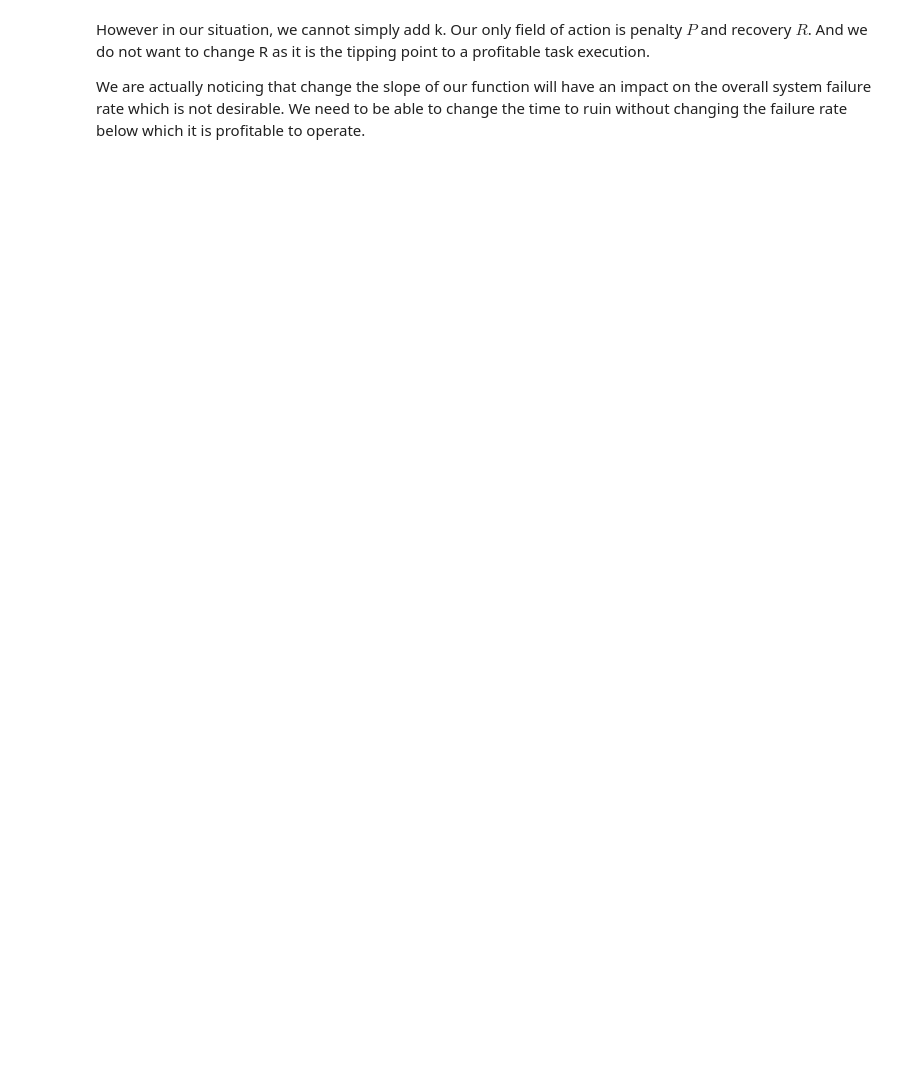
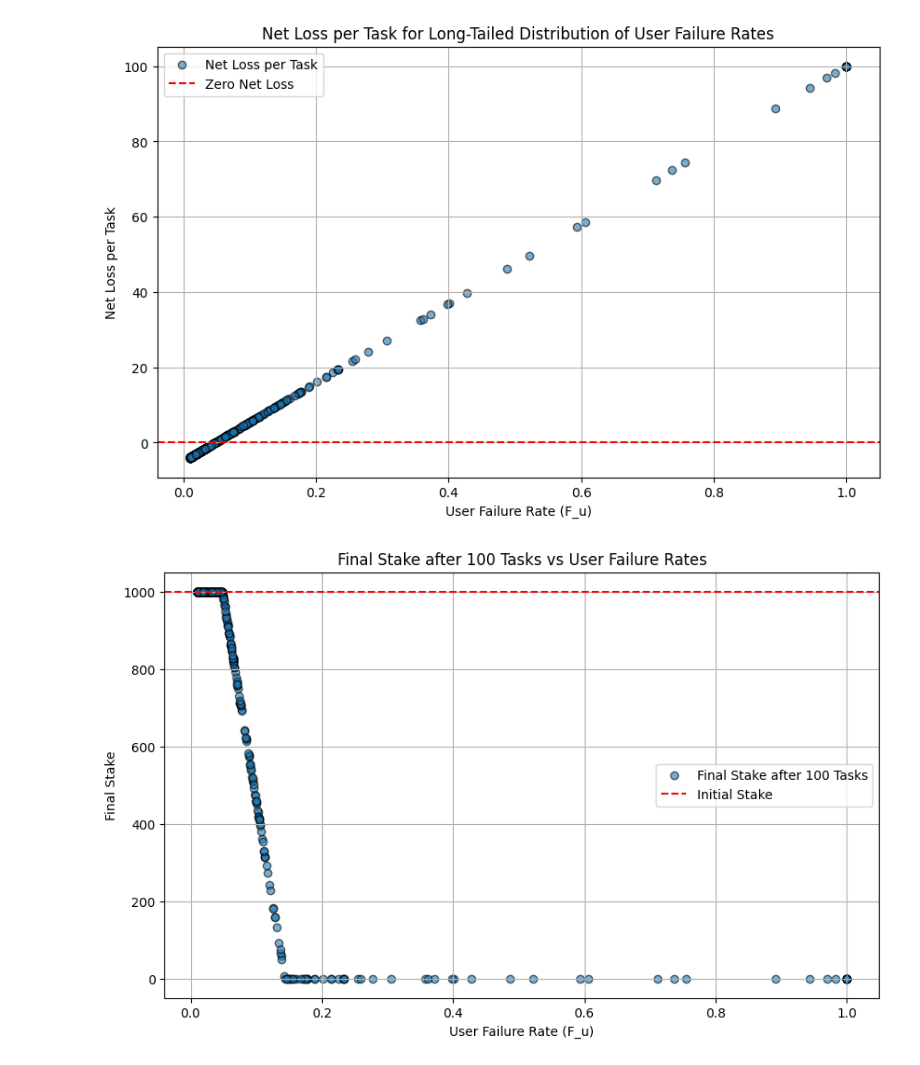
Before and after one commit to RedChainLab/Reliability-Is-Blind-Collective-Incentives, a Jupyter notebook: 2024-07-17_Ruin-Theory/04-Controlling_Time_to_Ruin.ipynb, the cells around one changed output. Drawn from its saved outputs; the diff is of its cells as text; code cells hidden in the pictures; blank space fills up the shorter version.

Commit message:
Finished time to ruin and moved on to slashing acceleration with non affine function

```diff
--- a/2024-07-17_Ruin-Theory/04-Controlling_Time_to_Ruin.ipynb
+++ b/2024-07-17_Ruin-Theory/04-Controlling_Time_to_Ruin.ipynb
@@ -33,4 +61,0 @@ Thus, as the failure rate $ x $ increases, the loss becomes more significant mor
-# %% [markdown]
-However in our situation, we cannot simply add k.  Our only field of action is penalty $P$ and recovery $R$. And we do not want to change R as it is the tipping point to a profitable task execution.
-
-We are actually noticing that change the slope of our function will have an impact on the overall system failure rate which is not desirable. We need to be able to change the time to ruin without changing the failure rate below which it is profitable to operate.
@@ -36,0 +84,44 @@ We are actually noticing that change the slope of our function will have an impa
+# %%
+# Parameters
+S_0 = 1000  # initial stake
+P = 100     # penalty per task failure
+F_t = 0.2      # desired failure rate
+num_tasks = 100  # number of tasks
+
+# Calculate overall task failure rate and net loss per task for each user failure rate
+F_values = calculate_failure_rate(F_u_values, mean_F_u)
+L_net_values = net_loss_per_task(F_values, P, F_t)
+
+# Initialize stakes as float
+stakes = np.full(F_u_values.shape, S_0, dtype=float)
+
+# Simulate the evolution of stakes over 200 tasks
+for _ in range(num_tasks):
+    stakes += -L_net_values
+    stakes = np.maximum(stakes, 0)  # Ensure stakes do not fall below 0
+    stakes = np.minimum(stakes, S_0)  # Ensure stakes do not fall below 0
+
+# Plot the net loss per task for the long-tailed distribution of user failure rates
+plt.figure(figsize=(10, 6))
+plt.scatter(F_u_values, L_net_values, alpha=0.6, edgecolor='black', label='Net Loss per Task')
+plt.axhline(0, color='r', linestyle='--', label='Zero Net Loss')
+plt.xlabel('User Failure Rate (F_u)')
+plt.ylabel('Net Loss per Task')
+plt.title('Net Loss per Task for Long-Tailed Distribution of User Failure Rates')
+plt.legend()
+plt.grid(True)
+plt.show()
+
+# Plot the final stakes after 200 tasks
+plt.figure(figsize=(10, 6))
+plt.scatter(F_u_values, stakes, alpha=0.6, edgecolor='black', label='Final Stake after '+ str(num_tasks) +' Tasks')
+plt.axhline(S_0, color='r', linestyle='--', label='Initial Stake')
+plt.xlabel('User Failure Rate (F_u)')
+plt.ylabel('Final Stake')
+plt.title('Final Stake after '+ str(num_tasks) +' Tasks vs User Failure Rates')
+plt.legend()
+plt.grid(True)
+plt.show()
+# %% [output]
+[figure, added]
+[figure, added]
```
Also changed, not shown: parts of 3 cells of this notebook, 2 other files.
